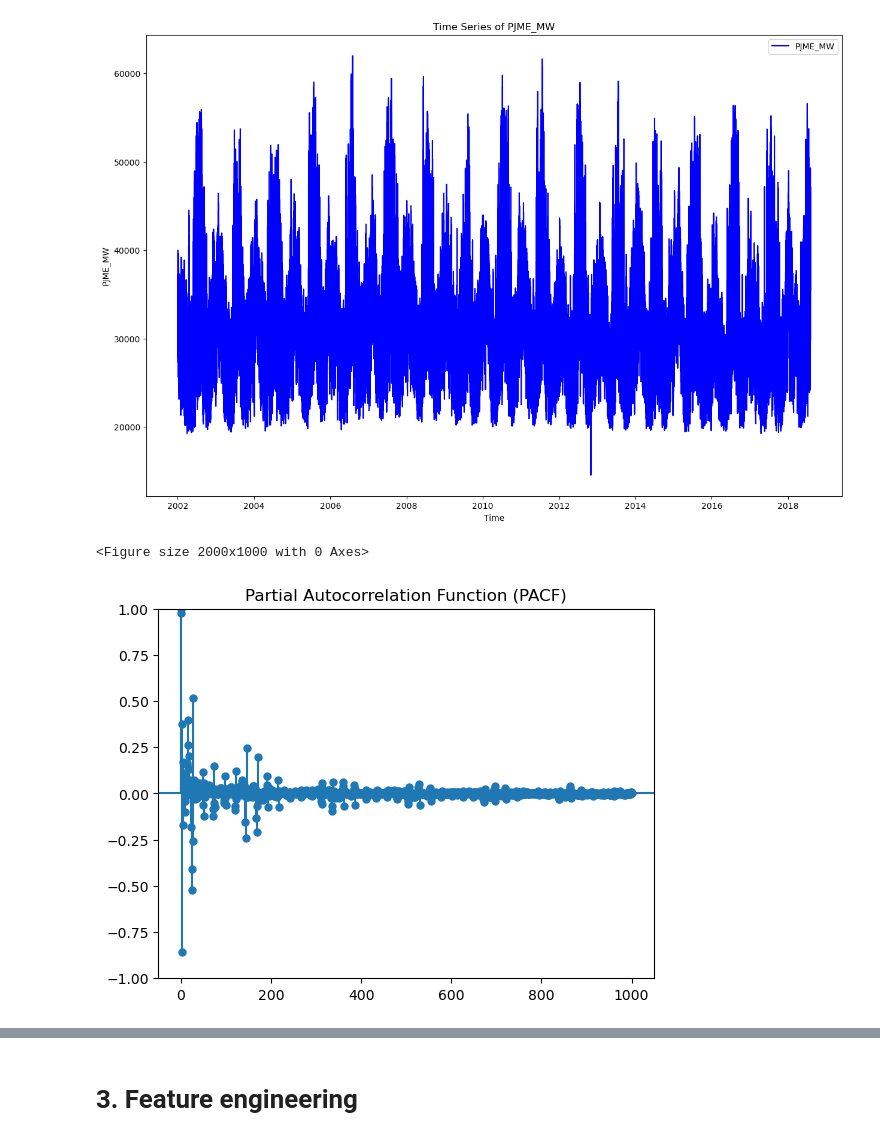
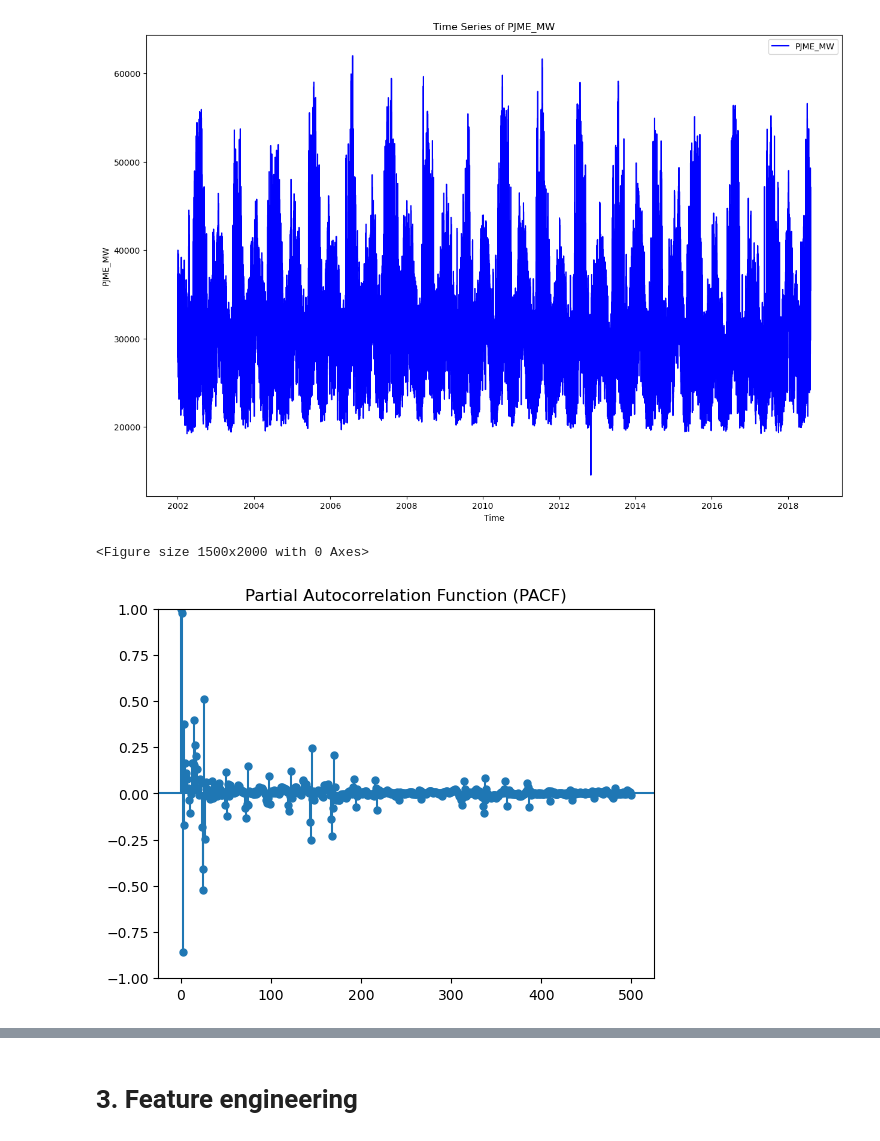
Before and after one commit to peerapat-t/Hourly-energy-consumption-prediction, a Jupyter notebook: Housely energy consumption prediction.ipynb, the cells around one changed output, grey strips where cells are left out. Cells and saved outputs as stored; diff of their text form; code cells hidden in the pictures.

```diff
--- a/Housely energy consumption prediction.ipynb
+++ b/Housely energy consumption prediction.ipynb
@@ -106,0 +123,4 @@ df.shape
+# %%
+df_hourly = pd.DataFrame(hourly_timestamps, columns=['Datetime'])
+# %%
+df_hourly = pd.merge(df_hourly, df, on = 'Datetime', how = 'left')
@@ -107,2 +143,4 @@ df.shape
+# %%
+df = df_hourly
 # %% [markdown]
 missing value
@@ -109,3 +173,5 @@ missing value
+# %%
+df['PJME_MW'] = df['PJME_MW'].fillna(method='ffill')
 # %%
 df.isnull().sum()
 # %% [output]
@@ -141,11 +211,11 @@ plt.show()
 # %% [output]
 [figure]
 # %%
-plt.figure(figsize=(20, 10))
-plot_pacf(df['PJME_MW'], lags=1000)
+plt.figure(figsize=(15, 20))
+plot_pacf(df['PJME_MW'], lags=500)
 plt.title('Partial Autocorrelation Function (PACF)')
 plt.show()
 # %% [output]
-<Figure size 2000x1000 with 0 Axes>
+<Figure size 1500x2000 with 0 Axes>
-[figure, old version]
+[figure, new version]
 # %%
```
Also changed, not shown: parts of 102 cells of this notebook, 1 other file.
